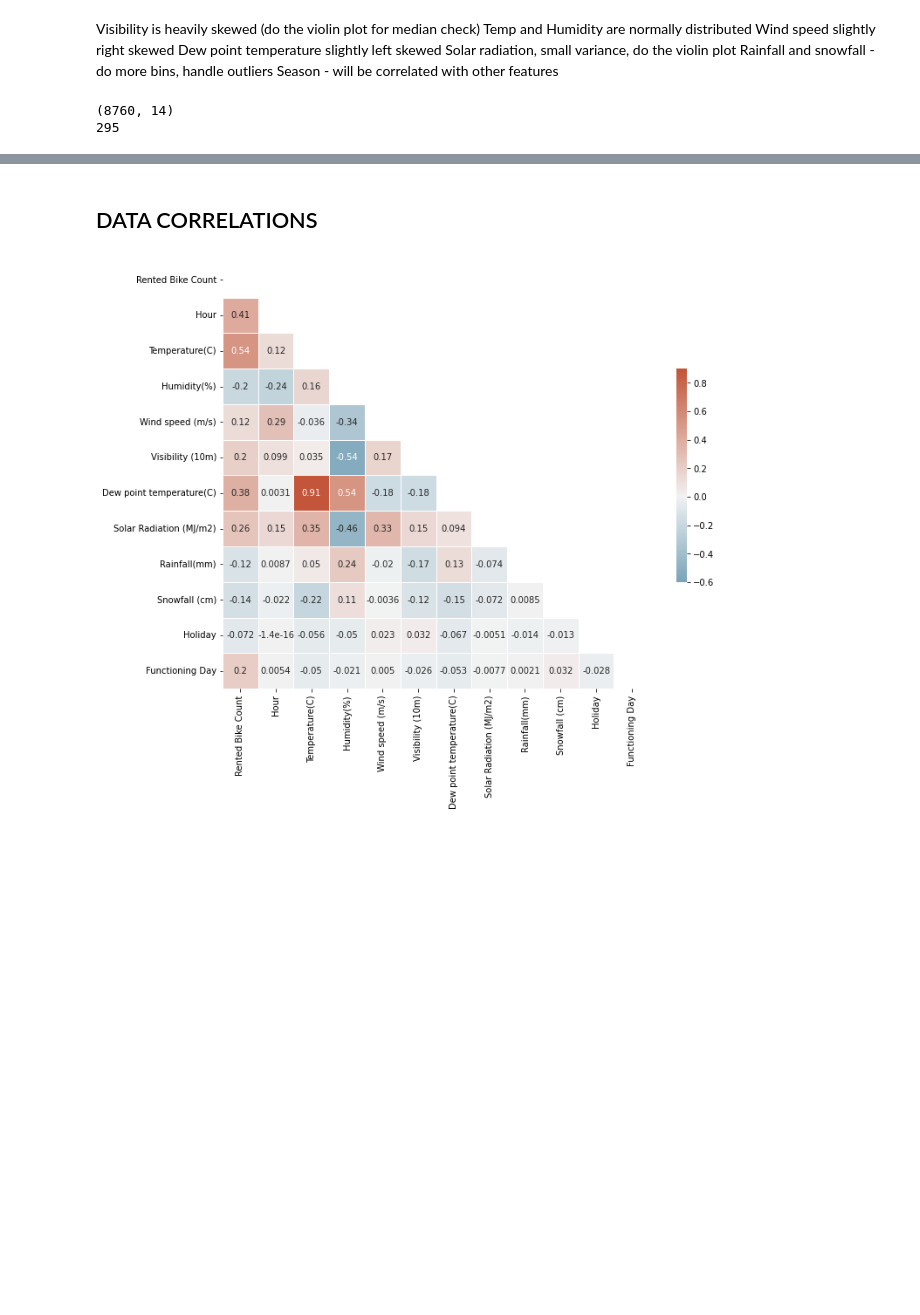
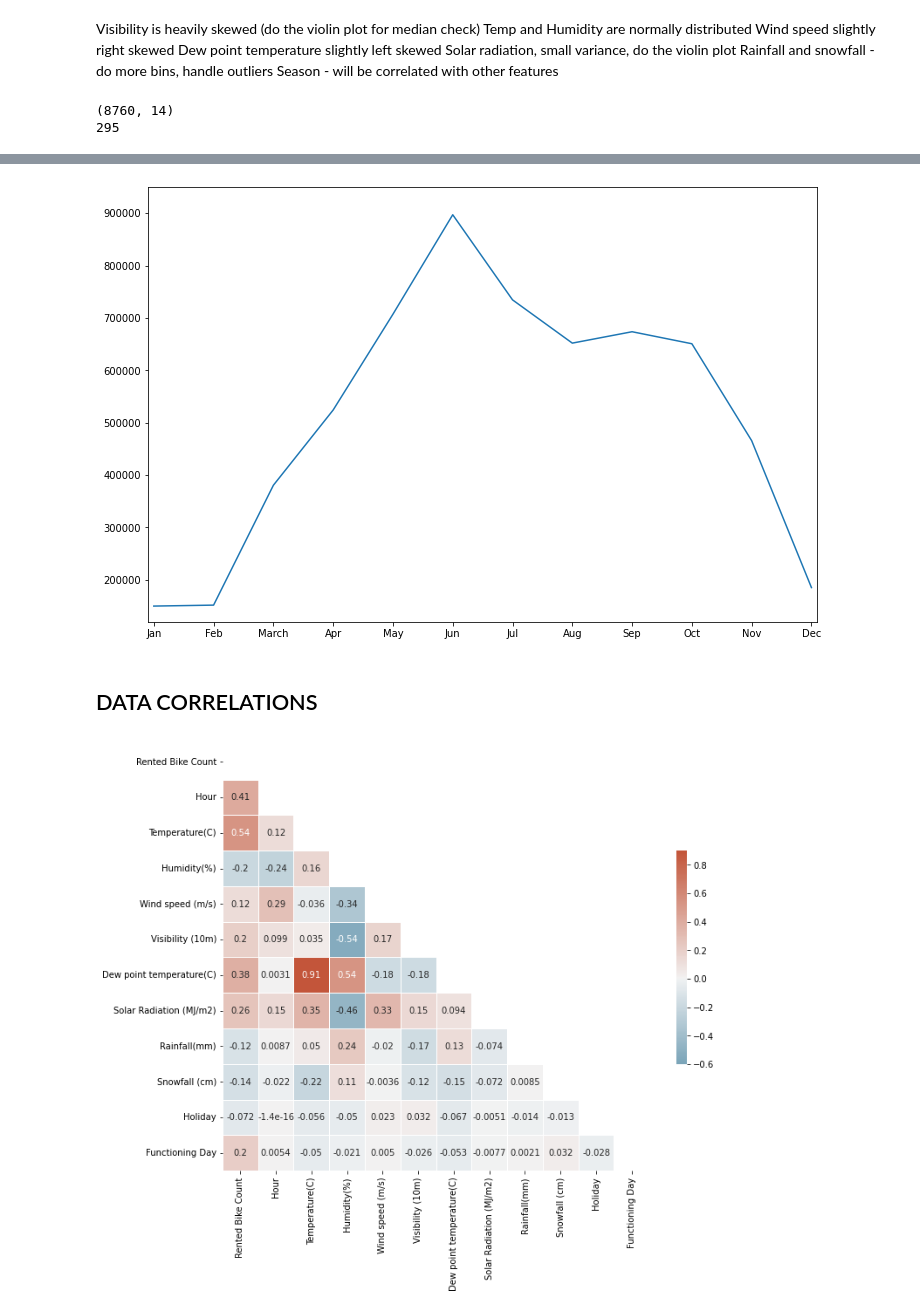
Before and after one commit to R0go/Bikes, a Jupyter notebook: Bikes_project.ipynb, the cells around one changed output, grey strips where cells are left out. Drawn from its saved outputs; the diff is of its cells as text; code cells hidden in the pictures; blank space fills up the shorter version.

Commit message:
modified the bike rent vs. month plot

```diff
--- a/Bikes_project.ipynb
+++ b/Bikes_project.ipynb
@@ -233,3 +226,13 @@ plt.show()
+# %%
+from matplotlib.axes import Axes
+rent_month_group = bikes_df[['Month','Rented Bike Count']].groupby(['Month']).sum().reset_index()
+plt.figure(figsize=(12,8))
+plt.plot(rent_month_group['Month'], rent_month_group['Rented Bike Count'])
+plt.axis([0.9,12.1, 120000, 950000])
+plt.xticks([1, 2, 3, 4, 5, 6, 7, 8, 9, 10, 11, 12], labels=['Jan', 'Feb', 'March','Apr', 'May', 'Jun', 'Jul', 'Aug', 'Sep', 'Oct', 'Nov', 'Dec'])
+plt.show()
+# %% [output]
+[figure, added]
 # %% [markdown]
 ## DATA CORRELATIONS
 # %%
```
Also changed, not shown: parts of 5 cells of this notebook.
